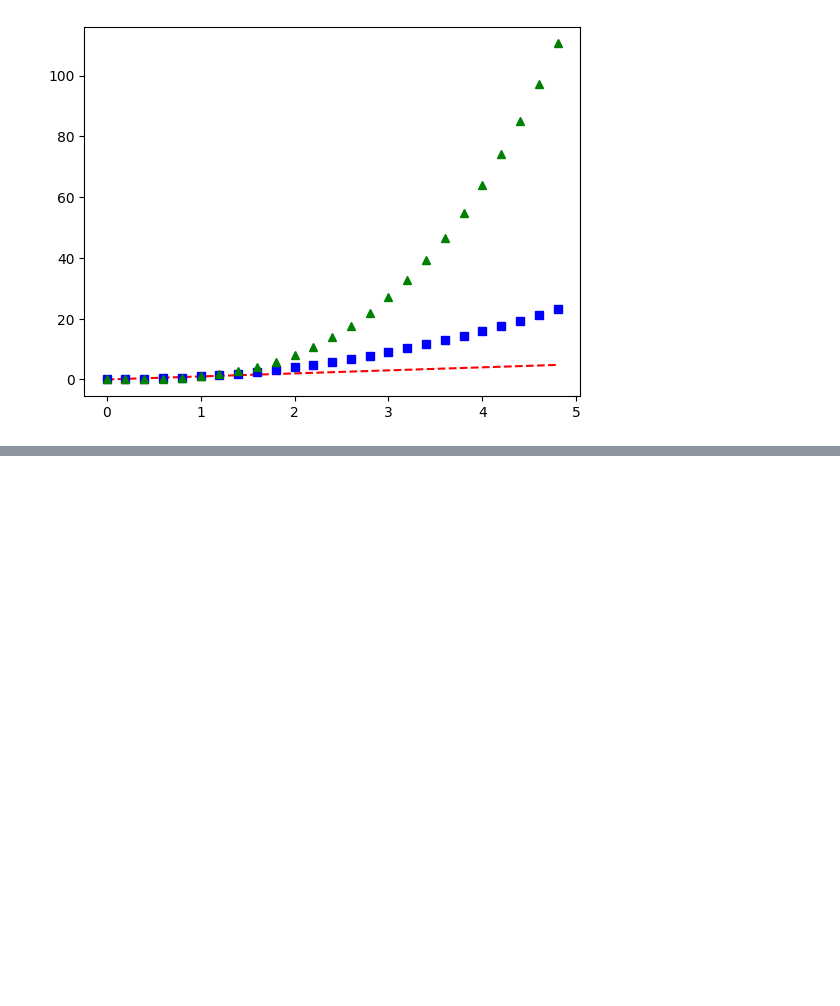
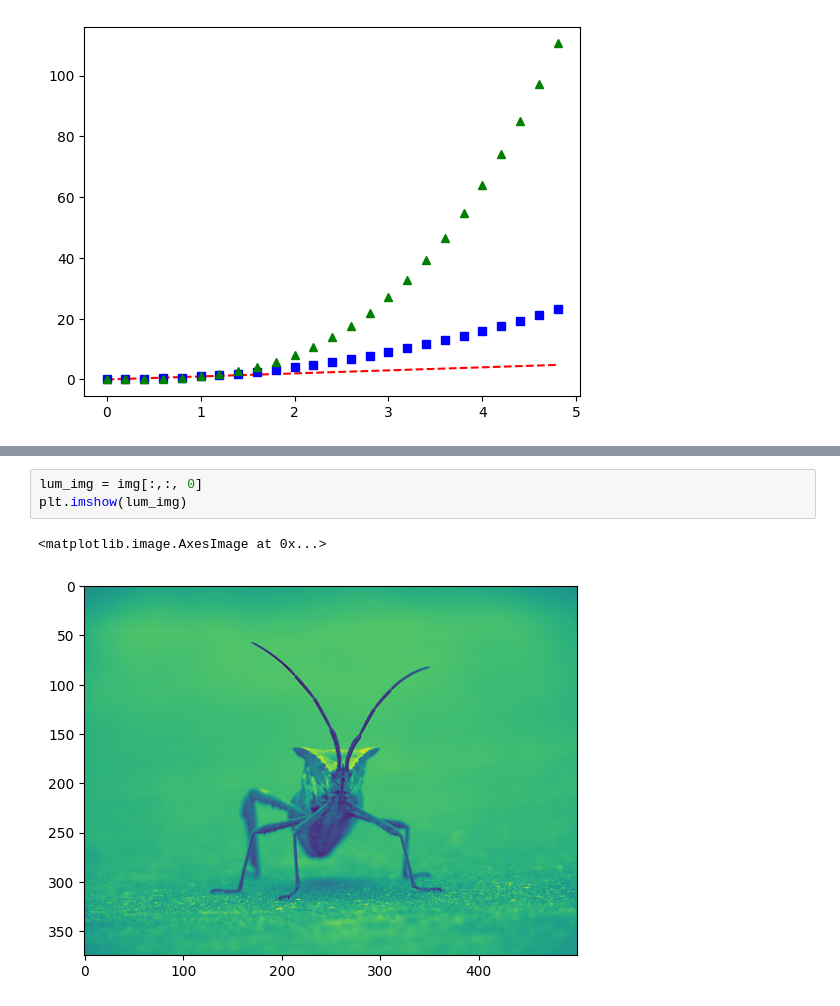
Before and after one commit to tutoryx-academy/data_vizualization, a Jupyter notebook: matplotlib_intro.ipynb, the cells around one changed output, grey strips where cells are left out. Cells and saved outputs as stored; diff of their text form; blank space fills up the shorter version.

```diff
--- a/matplotlib_intro.ipynb
+++ b/matplotlib_intro.ipynb
@@ -48,0 +164,6 @@ plt.show()
+# %%
+lum_img = img[:,:, 0]
+plt.imshow(lum_img)
+# %% [output]
+<matplotlib.image.AxesImage at 0x...>
+[figure, added]
```
Also changed, not shown: parts of 16 cells of this notebook, 1 other file.
